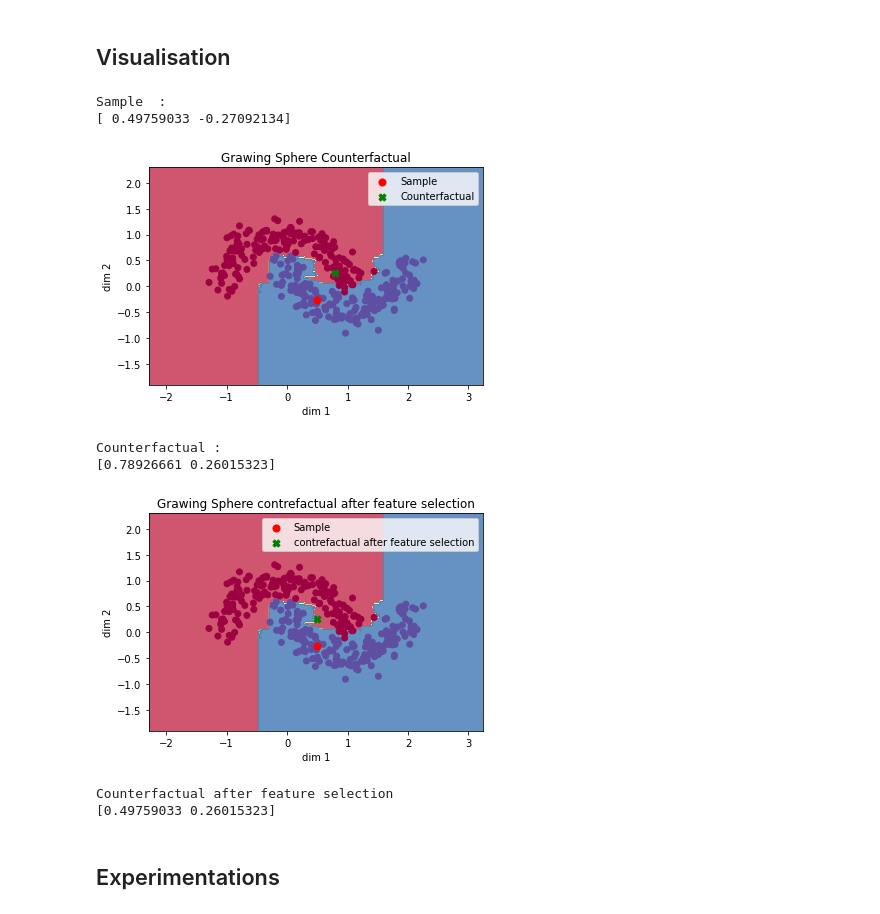
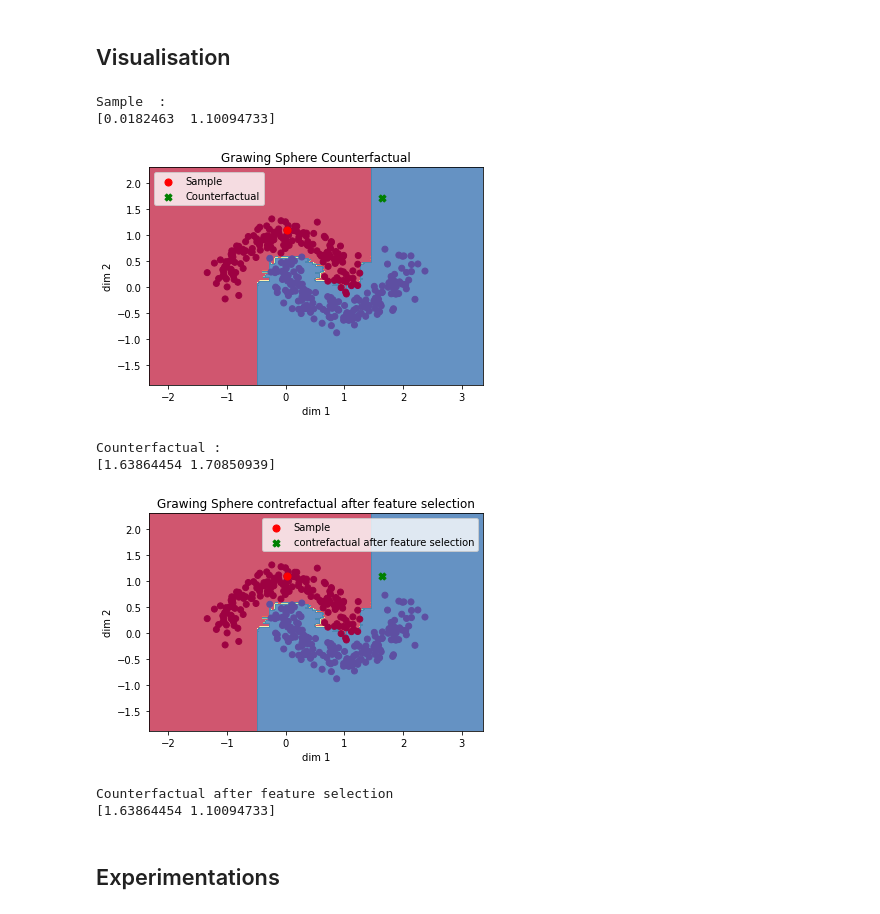
Before and after one commit to AmineYK/Explainable-Artificial-Intelligence, a Jupyter notebook: growing_sphere.ipynb, the cells around one changed output. Saved outputs shown, nothing was run; the diff lists cells and outputs as text; code cells hidden in the pictures.

```diff
--- a/growing_sphere.ipynb
+++ b/growing_sphere.ipynb
@@ -67,7 +69,7 @@ def algorithme_gs_generation(model,sample,eta,n_samples):
 
     prediction_samples_sph = model.predict(generated_samples_sph)
 
-    while np.where(prediction_samples_sph != model.predict(sample.reshape(1,2)),1,0).sum() != 0:
+    while np.where(prediction_samples_sph != model.predict(sample.reshape(1,-1)),1,0).sum() != 0:
 
         eta = eta / 2
 
@@ -78,7 +80,7 @@ def algorithme_gs_generation(model,sample,eta,n_samples):
     a_0 = eta
     a_1 = 2*eta
 
-    while np.where(prediction_samples_sph != model.predict(sample.reshape(1,2)),1,0).sum() == 0:
+    while np.where(prediction_samples_sph != model.predict(sample.reshape(1,-1)),1,0).sum() == 0:
 
         generated_samples_sph = uniform_in_sphere(sample,n_samples,a_0,a_1)
 
@@ -88,7 +90,7 @@ def algorithme_gs_generation(model,sample,eta,n_samples):
         a_1 = a_1 + eta
 
     prediction_samples_sph = model.predict(generated_samples_sph)
-    samples_diff_class = generated_samples_sph[np.where(prediction_samples_sph != model.predict(sample.reshape(1,2)))]
+    samples_diff_class = generated_samples_sph[np.where(prediction_samples_sph != model.predict(sample.reshape(1,-1)))]
 
     enemy_ind = np.argmin(norm(np.array(samples_diff_class) - np.array(sample),axis=1))
 
@@ -98,8 +100,9 @@ def algorithme_gs_generation(model,sample,eta,n_samples):
 def algorithme_gs_feature_selection(model,sample,enemy):
 
     enemy_prime = copy(enemy)
+    relevant_dimensions = []
 
-    while model.predict(sample.reshape(1,2)) != model.predict(enemy_prime.reshape(1,2)):
+    while model.predict(sample.reshape(1,-1)) != model.predict(enemy_prime.reshape(1,-1)):
 
         enemy_star = copy(enemy_prime)
 
@@ -108,22 +111,23 @@ def algorithme_gs_feature_selection(model,sample,enemy):
 
         indi = indices_diffe_dim[np.argmin(enemy_prime[indices_diffe_dim] - sample[indices_diffe_dim])]
 
+        relevant_dimensions.append(indi)
+
         enemy_prime[indi] = sample[indi]
 
-    return enemy_star
+
+    return enemy_star , relevant_dimensions
 
 
 def plot_decision_boundary(X, y, model,sample,contrf,title="Counterfactual"):
-    # Crée une grille de points pour le tracé
+
     x_min, x_max = X[:, 0].min() - 1, X[:, 0].max() + 1
     y_min, y_max = X[:, 1].min() - 1, X[:, 1].max() + 1
     xx, yy = np.meshgrid(np.arange(x_min, x_max, 0.01), np.arange(y_min, y_max, 0.01))
 
-    # Prédire la classe pour chaque point de la grille
     Z = model.predict(np.c_[xx.ravel(), yy.ravel()])
     Z = Z.reshape(xx.shape)
 
-    # Trace la frontière de décision et les points de données
     plt.contourf(xx, yy, Z, cmap=plt.cm.Spectral, alpha=0.8)
 
     if sample is not None:
@@ -139,7 +143,7 @@ def plot_decision_boundary(X, y, model,sample,contrf,title="Counterfactual"):
     plt.show()
 
 
-def relevance(model,sample,enemy_star,verbose=False):
+def relevance(model,sample,enemy_star,proxy_thresh=0.8,verbose=False):
     # we will define a new metric for the relevance based on four criteria
     # if one criteria is satisfied : 25%
     # if two criteria is satisfied : 50%
@@ -147,7 +151,7 @@ def relevance(model,sample,enemy_star,verbose=False):
     # if all(four) criteria is satisfied : 100%
 
     # threshold for proximity between sample and his counterfactual
-    thresh = 0.8
+    thresh = proxy_thresh
 
     criteria_satf = 0
     va = False
@@ -157,7 +161,7 @@ def relevance(model,sample,enemy_star,verbose=False):
 
 
     # validity
-    if model.predict(sample.reshape(1,2)) != model.predict(enemy_star.reshape(1,2)):
+    if model.predict(sample.reshape(1,-1)) != model.predict(enemy_star.reshape(1,-1)):
         va = True
         criteria_satf += 1
 
@@ -175,7 +179,7 @@ def relevance(model,sample,enemy_star,verbose=False):
     # feasibility
 
     # Kolmogorov-Smirnov test
-    statistic, p_value = stats.ks_2samp(X_train.ravel(), a.reshape(1,2).ravel())
+    statistic, p_value = stats.ks_2samp(X_train.ravel(), enemy_star.reshape(1,-1).ravel())
 
     # Significance threshold
     alpha = 0.05
@@ -193,28 +197,28 @@ def relevance(model,sample,enemy_star,verbose=False):
 # %% [markdown]
 ## Visualisation
 # %%
-sample = X_train[0]
+sample = X_train[1]
 print("Sample  : ")
 print(sample)
 
-enemy = algorithme_gs_generation(rd_model,sample,eta=6,n_samples=10)
+enemy = algorithme_gs_generation(rd_model,sample,eta=5,n_samples=10)
 plot_decision_boundary(X_train, y_train, rd_model,sample,enemy)
 print("Counterfactual : ")
 print(enemy)
 
-enemy_star = algorithme_gs_feature_selection(rd_model,sample,enemy)
+enemy_star , _ = algorithme_gs_feature_selection(rd_model,sample,enemy)
 plot_decision_boundary(X_train, y_train, rd_model,sample,enemy_star,"contrefactual after feature selection")
 print("Counterfactual after feature selection")
 print(enemy_star)
 # %% [output]
 Sample  :
-[ 0.49759033 -0.27092134]
+[0.0182463  1.10094733]
-[figure, old version]
+[figure, new version]
 Counterfactual :
-[0.78926661 0.26015323]
+[1.63864454 1.70850939]
-[figure, old version]
+[figure, new version]
 Counterfactual after feature selection
-[0.49759033 0.26015323]
+[1.63864454 1.10094733]
 # %% [markdown]
 ## Experimentations
 # %% [markdown]
```
Also changed, not shown: parts of 27 cells of this notebook.
